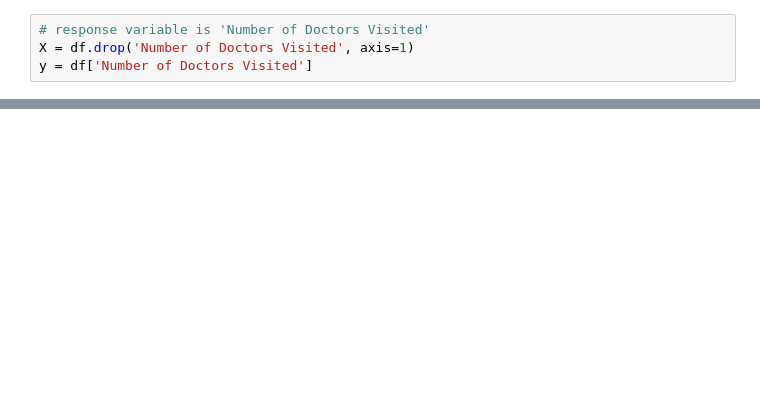
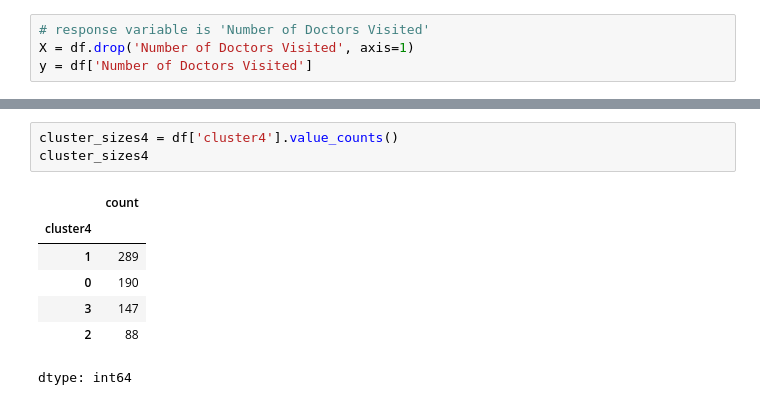
Before and after one commit to tracyhua2/DS3001, a Jupyter notebook: Final Project/DS3001_Unsupervised.ipynb, the cells around one changed output, grey strips where cells are left out. Cells and saved outputs as stored; diff of their text form; blank space fills up the shorter version.

```diff
--- a/Final Project/DS3001_Unsupervised.ipynb
+++ b/Final Project/DS3001_Unsupervised.ipynb
@@ -59,0 +123,11 @@ Starting iterations...
+# %%
+cluster_sizes4 = df['cluster4'].value_counts()
+cluster_sizes4
+# %% [output]
+|  | count |
+| cluster4 |  |
+| 1 | 289 |
+| 0 | 190 |
+| 3 | 147 |
+| 2 | 88 |
+dtype: int64
```
Also changed, not shown: parts of 8 cells of this notebook.
